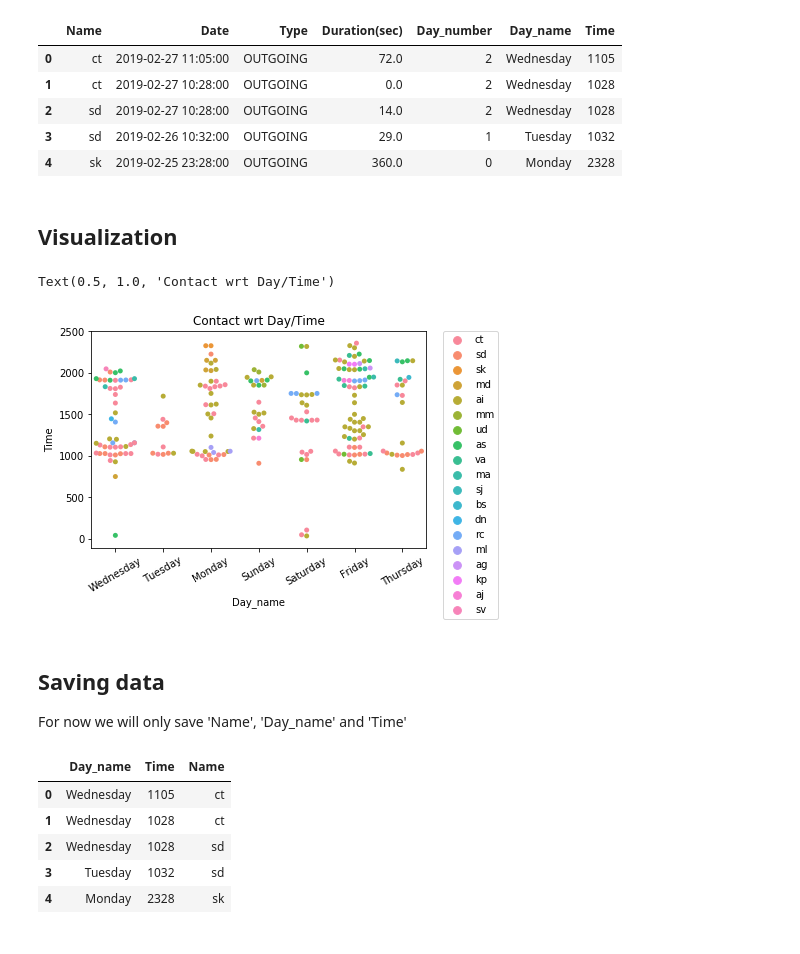
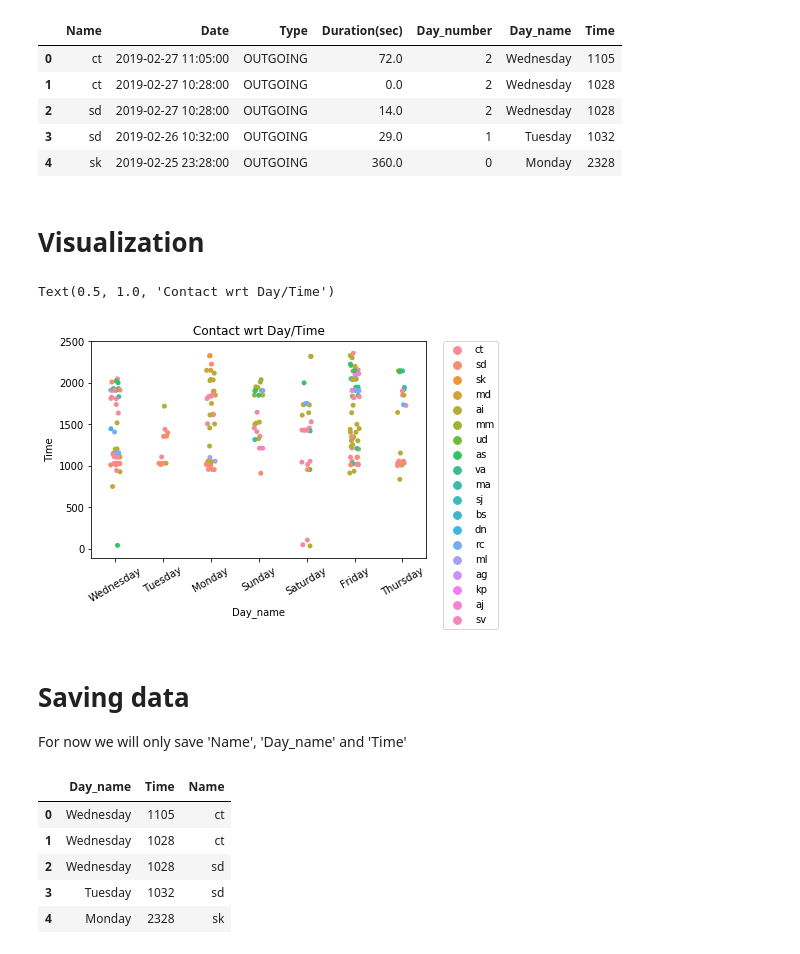
Before and after one commit to anandd3/potato, a Jupyter notebook: Data Visualization and Preprocessing.ipynb, the cells around one changed output. Cells and saved outputs as stored; diff of their text form; code cells hidden in the pictures.

```diff
--- a/Data Visualization and Preprocessing.ipynb
+++ b/Data Visualization and Preprocessing.ipynb
@@ -10,5 +10,5 @@ import glob
 # %%
-files = glob.glob('*.csv')
+files = glob.glob('./dataset/*.csv')
 # %%
 files
 # %% [output]
@@ -103,19 +103,19 @@ data.head()
 | 3 | sd | 2019-02-26 10:32:00 | OUTGOING | 29.0 | 1 | Tuesday | 1032 |
 | 4 | sk | 2019-02-25 23:28:00 | OUTGOING | 360.0 | 0 | Monday | 2328 |
 # %% [markdown]
-## Visualization
+# Visualization
 # %%
-sns.swarmplot(x='Day_name', y='Time',
+sns.stripplot(x='Day_name', y='Time',
                 data=data,
-                hue='Name')
+                hue='Name', jitter=0.1)
 plt.xticks(rotation=30)
 plt.legend(bbox_to_anchor=(1.05, 1), loc=2, borderaxespad=0.)
 plt.title("Contact wrt Day/Time", )
 # %% [output]
 Text(0.5, 1.0, 'Contact wrt Day/Time')
-[figure, old version]
+[figure, new version]
 # %% [markdown]
-## Saving data
+# Saving data
 For now we will only save 'Name', 'Day_name' and 'Time'
 # %%
 data[['Day_name', 'Time', 'Name']].head()
```
Also changed, not shown: parts of 4 cells of this notebook, 1 other file.
